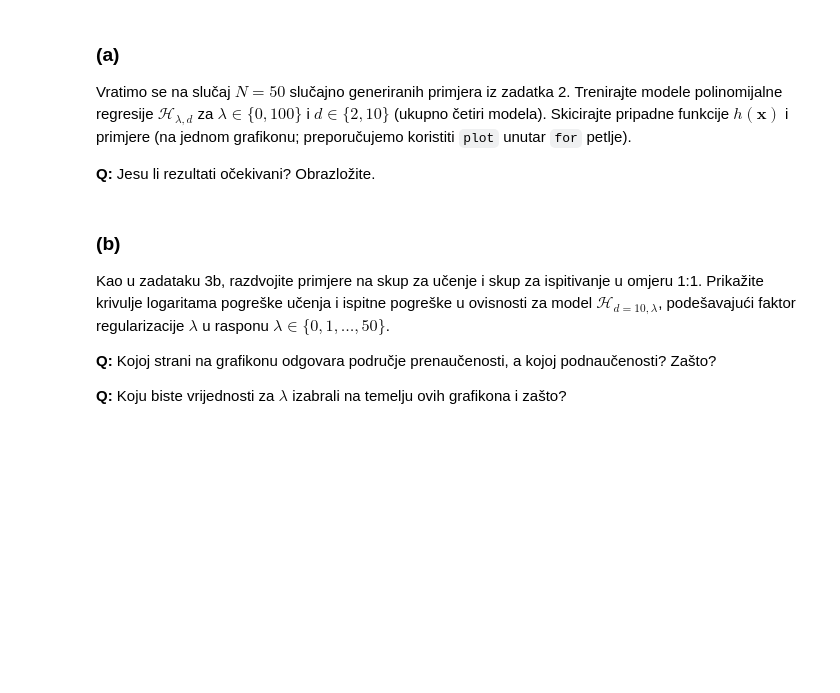
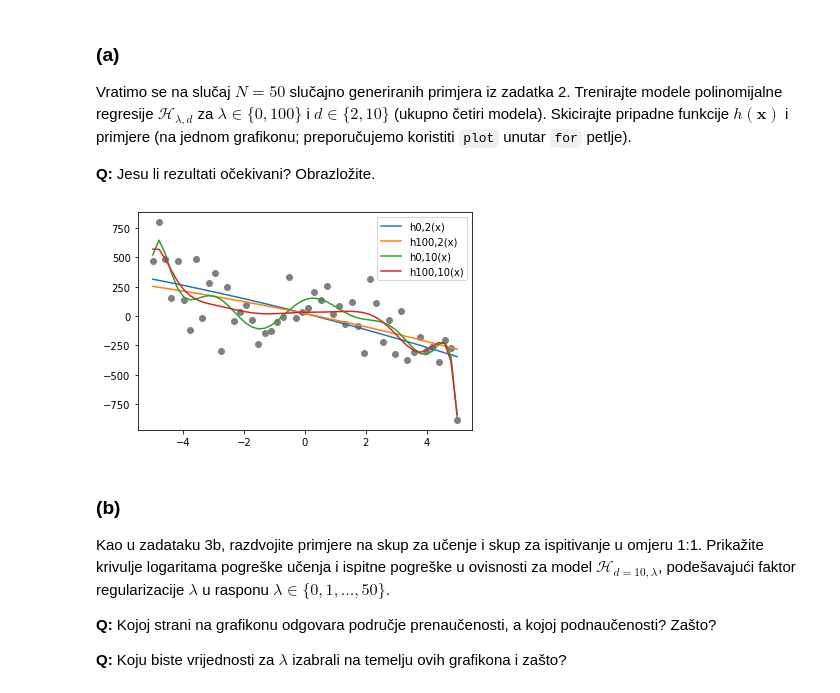
Before and after one commit to dbrcina/SU-FER-2020-21, a Jupyter notebook: SU-2020-LAB01-0036506587.ipynb, the cells around one changed output. Drawn from its saved outputs; the diff is of its cells as text; code cells hidden in the pictures; blank space fills up the shorter version.

```diff
--- a/SU-2020-LAB01-0036506587.ipynb
+++ b/SU-2020-LAB01-0036506587.ipynb
@@ -297,0 +336,14 @@ U gornjim eksperimentima nismo koristili **regularizaciju**. Vratimo se najprije
+# %%
+# Vaš kôd ovdje
+X = np.array([[0],[1],[2],[4]])
+y = np.array([4,1,2,5])
+polynom_d3 = PolynomialFeatures(degree=3, interaction_only=False, include_bias=True, order='C')
+fi = polynom_d3.fit_transform(X)
+fi_t = np.transpose(fi)
+for l in [0, 1, 10]:
+    gram_matrix = np.matmul(fi_t, fi)
+    regularization_matrix = l * np.identity(np.shape(gram_matrix)[0])
+    regularization_matrix[0, 0] = 0 # w0 is not regularized
+    gram_matrix_reg = gram_matrix + regularization_matrix
+    gram_matrix_reg_inv = linalg.inv(gram_matrix_reg)
+    print("Težine za lambda = {:2}: {}".format(l, np.matmul(np.matmul(gram_matrix_reg_inv, fi_t), y)))
@@ -306,0 +360,8 @@ from sklearn.linear_model import Ridge
+# %%
+from sklearn.linear_model import Ridge
+# Vaš kôd ovdje
+ridge = Ridge()
+for l in [0, 1, 10]:
+    ridge.set_params(alpha=l)
+    ridge.fit(fi[:, 1:], y)
+    print("Težine za lambda = {:2}: {}".format(l, np.concatenate(([ridge.intercept_], ridge.coef_))))
@@ -317,3 +380,21 @@ Vratimo se na slučaj $N=50$ slučajno generiranih primjera iz zadatka 2. Trenir
+# %%
+# Vaš kôd ovdje
+X = make_instances(-5, 5, 50)
+y = make_labels(X, f, 200)
+polynom_d = PolynomialFeatures()
+ridge = Ridge()
+for d in [2, 10]:
+    polynom_d.set_params(degree=d)
+    fi = polynom_d.fit_transform(X)[:, 1:]
+    for l in [0, 100]:
+        ridge.set_params(alpha=l)
+        ridge.fit(fi, y)
+        plt.plot(X, ridge.predict(fi), label="h{},{}(x)".format(l, d))
+plt.scatter(X, y, color="grey")
+plt.legend()
+plt.show()
+# %% [output]
+[figure, added]
 # %% [markdown]
 ### (b)
 
```
Also changed, not shown: parts of 15 cells of this notebook.
